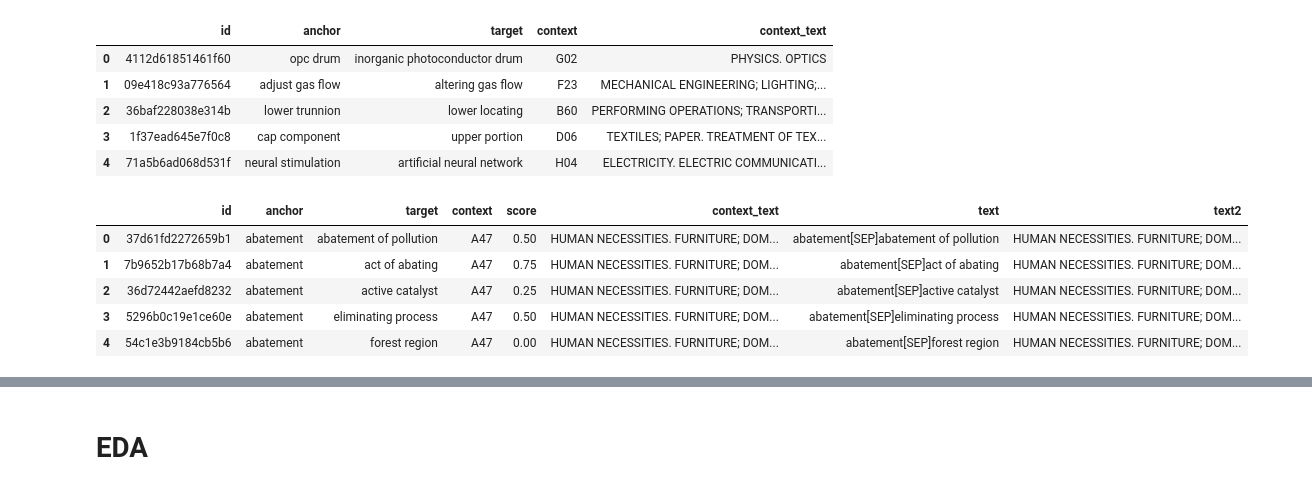
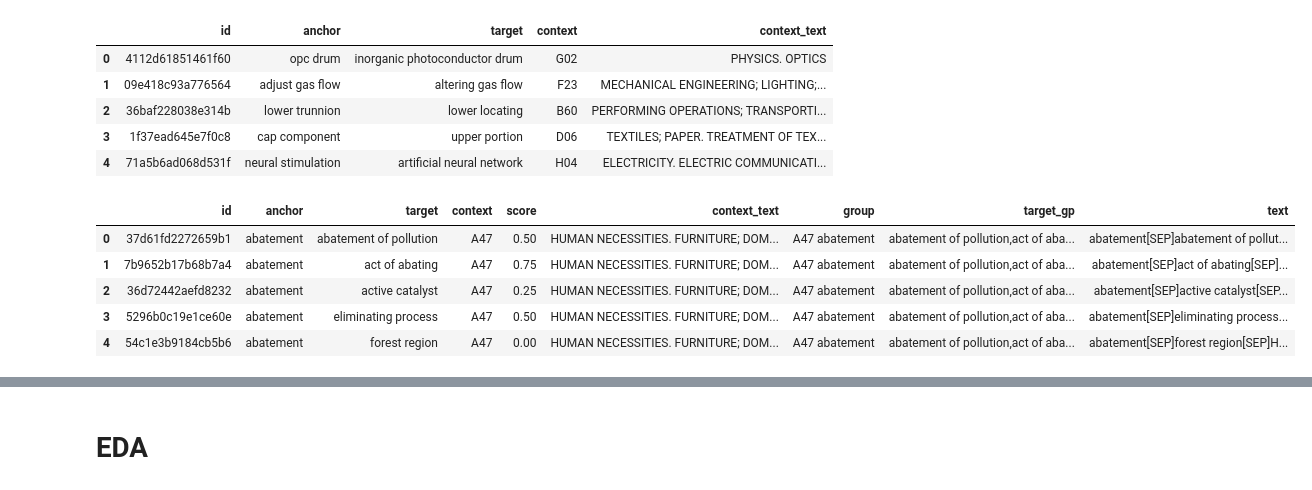
Before and after one commit to riow1983/us-patent-phrase-to-phrase-matching, a Jupyter notebook: notebooks/nb005t-deberta-v3-large.ipynb, the cells around one changed output, grey strips where cells are left out. Cells and saved outputs as stored; diff of their text form; code cells hidden in the pictures.

Commit message:
[Run] nb005@late001; longer inputs inspired by 11th solution

```diff
--- a/notebooks/nb005t-deberta-v3-large.ipynb
+++ b/notebooks/nb005t-deberta-v3-large.ipynb
@@ -48,7 +48,7 @@ class CFG:
     wandb=True
     wandbproject=comp_name
     wandbgroup=nb_name
-    wandbname='exp003.002.001'
+    wandbname='late001'
     _wandb_kernel='riow1983'
     apex=True
     print_freq=100
@@ -64,7 +64,7 @@ class CFG:
     min_lr=1e-6
     eps=1e-6
     betas=(0.9, 0.999)
-    batch_size=16
+    batch_size=4
     fc_dropout=0.2
     target_size=1
     max_len=512
@@ -359,20 +332,39 @@ display(test.head())
 # %%
 # train['text'] = train['anchor'] + '[SEP]' + train['target'] + '[SEP]'  + train['context_text']
 # test['text'] = test['anchor'] + '[SEP]' + test['target'] + '[SEP]'  + test['context_text']
 
-train['text'] = train['anchor'] + '[SEP]' + train['target']
-test['text'] = test['anchor'] + '[SEP]' + test['target']
+#### SOL11
+# train['text'] = train['anchor'] + '[SEP]' + train['target']
+# test['text'] = test['anchor'] + '[SEP]' + test['target']
 
-train['text2'] = train['context_text']
-test['text2'] = test['context_text']
+# train['text2'] = train['context_text']
+# test['text2'] = test['context_text']
 
+train['group'] = train['context'] + " " + train['anchor']
+allres = {}
+for text in tqdm(train["group"].unique()):
+  tmpdf = train[train["group"]==text].reset_index(drop=True)
+  texts = ",".join(tmpdf["target"])
+  allres[text] = texts
+train["target_gp"] = train["group"].map(allres)
+train["text"] = train['anchor'] + "[SEP]" + train['target'] + "[SEP]" + train['context_text'] + "[SEP]" + train['target_gp']
+
+test['group'] = test['context'] + " " + test['anchor']
+allres = {}
+for text in tqdm(test["group"].unique()):
+  tmpdf = test[test["group"]==text].reset_index(drop=True)
+  texts = ",".join(tmpdf["target"])
+  allres[text] = texts
+test["target_gp"] = test["group"].map(allres)
+test["text"] = test['anchor'] + "[SEP]" + test['target'] + "[SEP]" + test['context_text'] + "[SEP]" + test['target_gp']
+#### SOL11SOL11
 
 display(train.head())
 display(test.head())
 # %% [output]
-|  | id | anchor | target | context | score | context_text | text | text2 |
-| 0 | 37d61fd2272659b1 | abatement | abatement of pollution | A47 | 0.50 | HUMAN NECESSITIES. FURNITURE; DOM... | abatement[SEP]abatement of pollution | HUMAN NECESSITIES. FURNITURE; DOM... |
-| 1 | 7b9652b17b68b7a4 | abatement | act of abating | A47 | 0.75 | HUMAN NECESSITIES. FURNITURE; DOM... | abatement[SEP]act of abating | HUMAN NECESSITIES. FURNITURE; DOM... |
-| 2 | 36d72442aefd8232 | abatement | active catalyst | A47 | 0.25 | HUMAN NECESSITIES. FURNITURE; DOM... | abatement[SEP]active catalyst | HUMAN NECESSITIES. FURNITURE; DOM... |
-| 3 | 5296b0c19e1ce60e | abatement | eliminating process | A47 | 0.50 | HUMAN NECESSITIES. FURNITURE; DOM... | abatement[SEP]eliminating process | HUMAN NECESSITIES. FURNITURE; DOM... |
-| 4 | 54c1e3b9184cb5b6 | abatement | forest region | A47 | 0.00 | HUMAN NECESSITIES. FURNITURE; DOM... | abatement[SEP]forest region | HUMAN NECESSITIES. FURNITURE; DOM... |
+|  | id | anchor | target | context | score | context_text | group | target_gp | text |
+| 0 | 37d61fd2272659b1 | abatement | abatement of pollution | A47 | 0.50 | HUMAN NECESSITIES. FURNITURE; DOM... | A47 abatement | abatement of pollution,act of aba... | abatement[SEP]abatement of pollut... |
+| 1 | 7b9652b17b68b7a4 | abatement | act of abating | A47 | 0.75 | HUMAN NECESSITIES. FURNITURE; DOM... | A47 abatement | abatement of pollution,act of aba... | abatement[SEP]act of abating[SEP]... |
+| 2 | 36d72442aefd8232 | abatement | active catalyst | A47 | 0.25 | HUMAN NECESSITIES. FURNITURE; DOM... | A47 abatement | abatement of pollution,act of aba... | abatement[SEP]active catalyst[SEP... |
+| 3 | 5296b0c19e1ce60e | abatement | eliminating process | A47 | 0.50 | HUMAN NECESSITIES. FURNITURE; DOM... | A47 abatement | abatement of pollution,act of aba... | abatement[SEP]eliminating process... |
+| 4 | 54c1e3b9184cb5b6 | abatement | forest region | A47 | 0.00 | HUMAN NECESSITIES. FURNITURE; DOM... | A47 abatement | abatement of pollution,act of aba... | abatement[SEP]forest region[SEP]H... |
```
Also changed, not shown: parts of 6 cells of this notebook.
